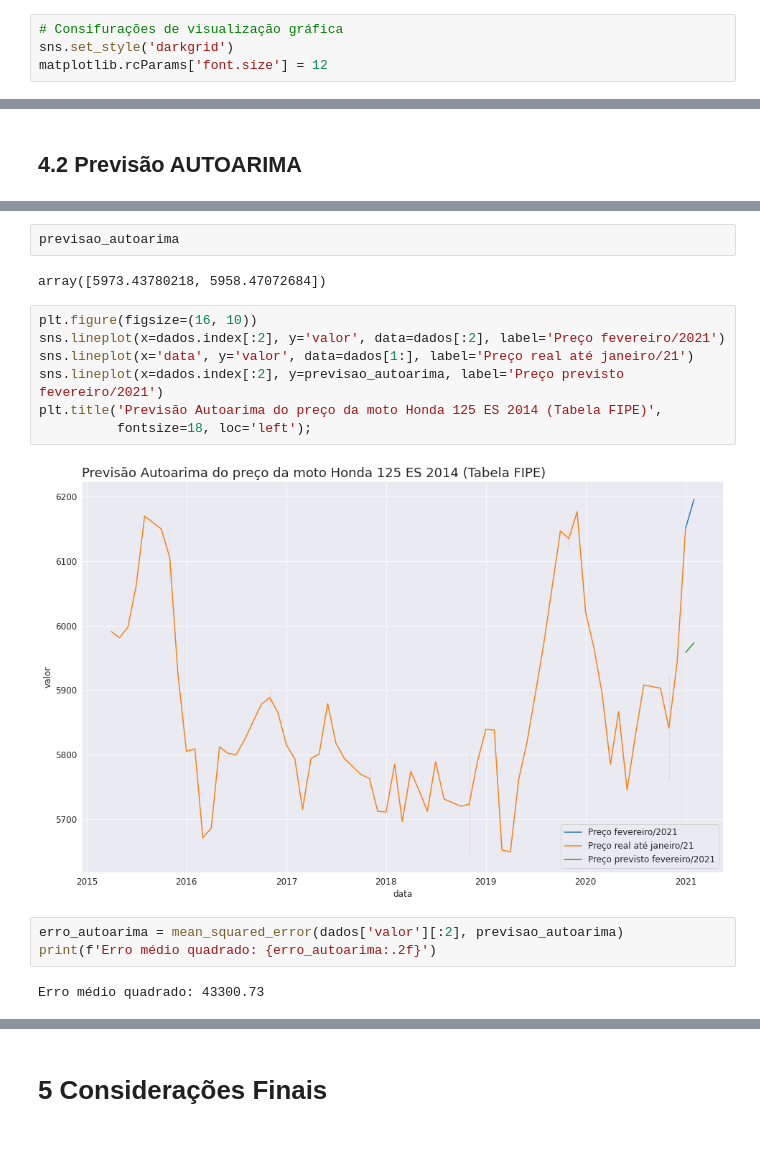
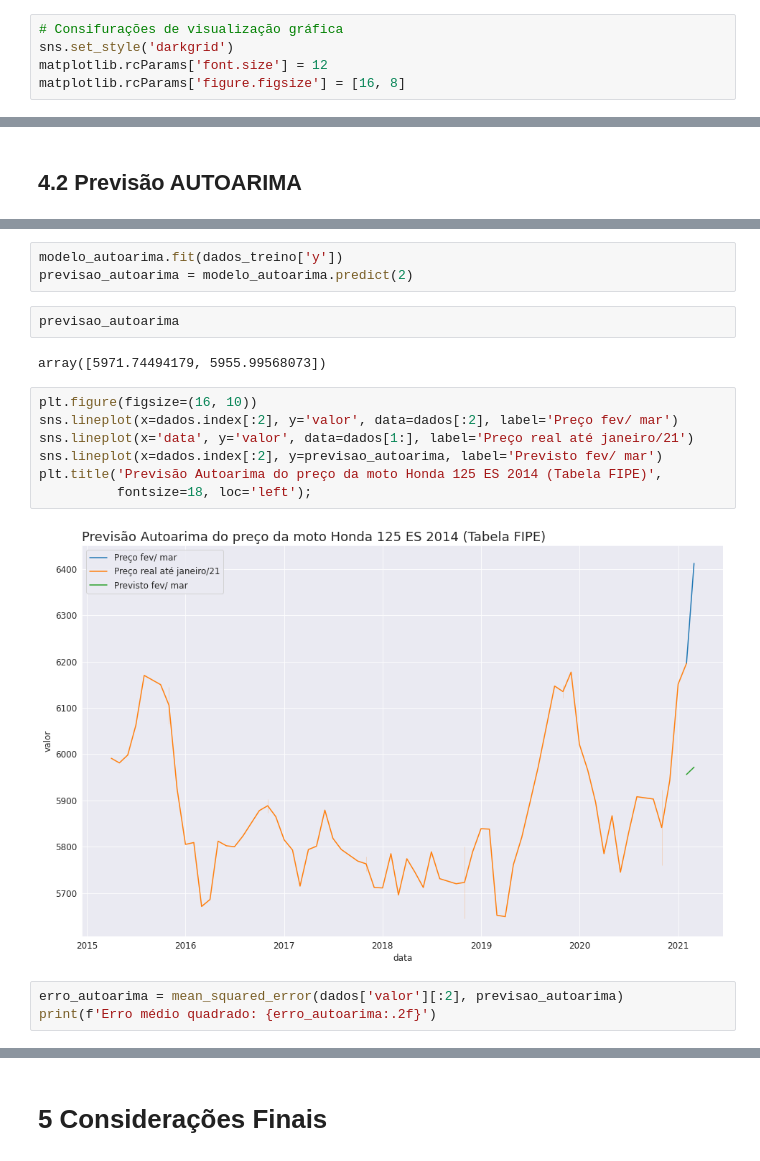
Before and after one commit to MarcosRMG/Estudos-Data-Science, a Jupyter notebook: FIPE_Honda_CG_125_ES_2014.ipynb, the cells around one changed output, grey strips where cells are left out. Drawn from its saved outputs; the diff is of its cells as text.

```diff
--- a/FIPE_Honda_CG_125_ES_2014.ipynb
+++ b/FIPE_Honda_CG_125_ES_2014.ipynb
@@ -40,6 +74,7 @@ from pmdarima.arima import auto_arima
 # Consifurações de visualização gráfica
 sns.set_style('darkgrid')
 matplotlib.rcParams['font.size'] = 12
+matplotlib.rcParams['figure.figsize'] = [16, 8]
 # %% [markdown]
 # 2 Dados
 # %%
@@ -302,21 +342,22 @@ Total fit time: 2.323 seconds
+# %%
+modelo_autoarima.fit(dados_treino['y'])
+previsao_autoarima = modelo_autoarima.predict(2)
 # %%
 previsao_autoarima
 # %% [output]
-array([5973.43780218, 5958.47072684])
+array([5971.74494179, 5955.99568073])
 # %%
 plt.figure(figsize=(16, 10))
-sns.lineplot(x=dados.index[:2], y='valor', data=dados[:2], label='Preço fevereiro/2021')
+sns.lineplot(x=dados.index[:2], y='valor', data=dados[:2], label='Preço fev/ mar')
 sns.lineplot(x='data', y='valor', data=dados[1:], label='Preço real até janeiro/21')
-sns.lineplot(x=dados.index[:2], y=previsao_autoarima, label='Preço previsto fevereiro/2021')
+sns.lineplot(x=dados.index[:2], y=previsao_autoarima, label='Previsto fev/ mar')
 plt.title('Previsão Autoarima do preço da moto Honda 125 ES 2014 (Tabela FIPE)',
           fontsize=18, loc='left');
 # %% [output]
-[figure, old version]
+[figure, new version]
 # %%
 erro_autoarima = mean_squared_error(dados['valor'][:2], previsao_autoarima)
 print(f'Erro médio quadrado: {erro_autoarima:.2f}')
-# %% [output]
-Erro médio quadrado: 43300.73
 # %%
 print(f'''
 Erro modelo Prophet: {erro_prophet}
```
Also changed, not shown: parts of 19 cells of this notebook.
